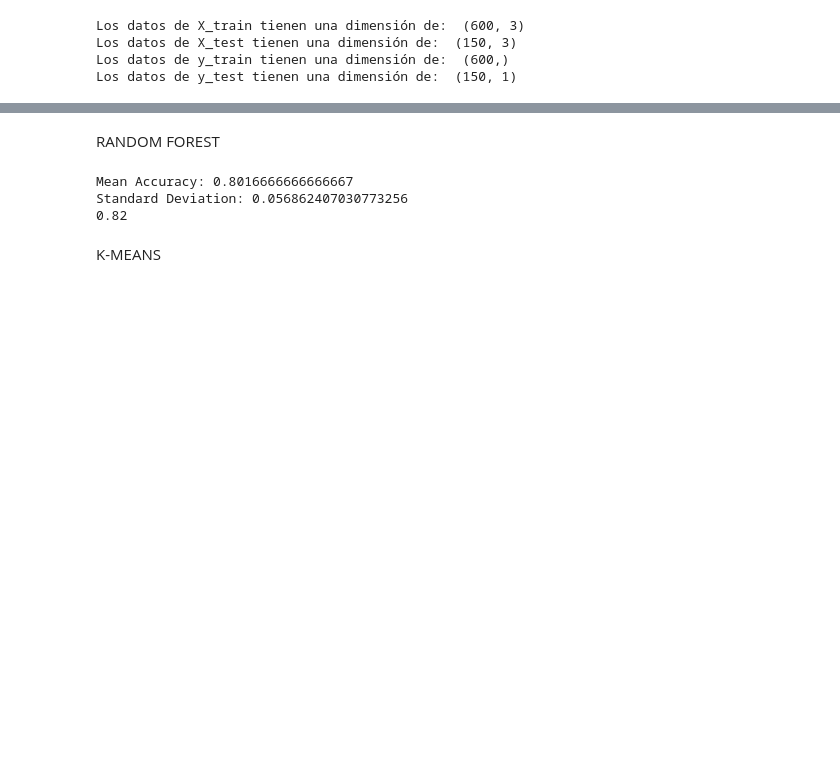
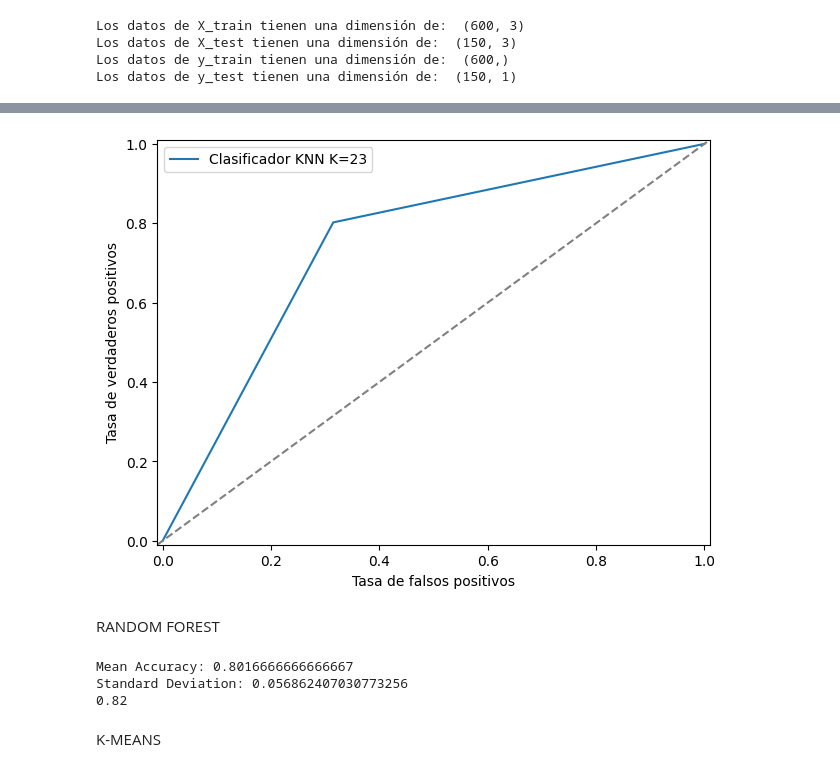
Before and after one commit to Vic-bit/aprMaqI_CEIA, a Jupyter notebook: AprMaq1_TP_final_copiaVic.ipynb, the cells around one changed output, grey strips where cells are left out. Drawn from its saved outputs; the diff is of its cells as text; code cells hidden in the pictures; blank space fills up the shorter version.

```diff
--- a/AprMaq1_TP_final_copiaVic.ipynb
+++ b/AprMaq1_TP_final_copiaVic.ipynb
@@ -129,3 +311,17 @@ Los datos de y_test tienen una dimensión de:  (150, 1)
+# %%
+fpr_knn, tpr_knn, _ = roc_curve(y_test, y_pred)
+plt.plot(fpr_knn, tpr_knn, label="Clasificador KNN K=23")
+plt.plot([-10, 10], [-10, 10], color="gray", linestyle="--")
+plt.xlim([-0.01, 1.01])
+plt.ylim([-0.01, 1.01])
+plt.xlabel("Tasa de falsos positivos")
+plt.ylabel("Tasa de verdaderos positivos")
+plt.legend()
+plt.tight_layout();
+#No tenemos umbral, podemos var la TP vs FP, es una curva roc de un
+#solo punto.
+# %% [output]
+[figure, added]
 # %% [markdown]
 RANDOM FOREST
 # %%
```
Also changed, not shown: parts of 15 cells of this notebook.
